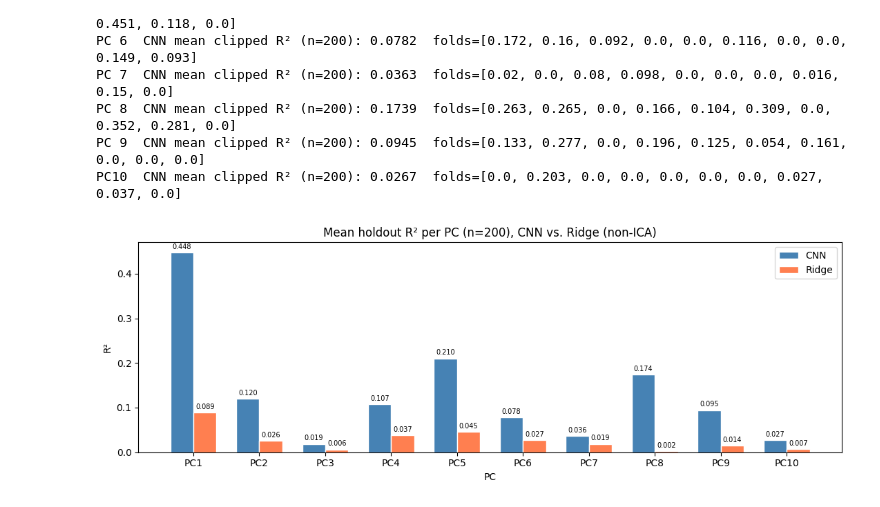
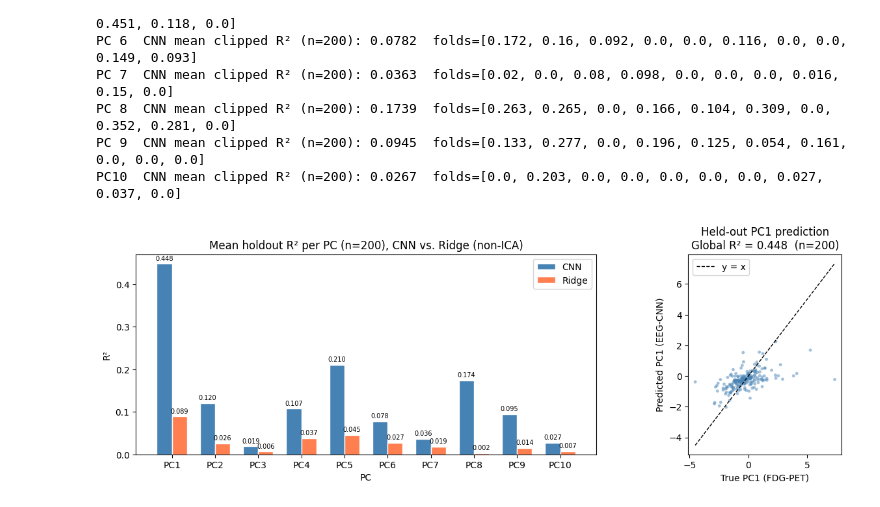
Before and after one commit to william2952/EEG_FDG_dementia, a Jupyter notebook: baseline_ML_model.ipynb, the cells around one changed output. Saved outputs shown, nothing was run; the diff lists cells and outputs as text; code cells hidden in the pictures.

```diff
--- a/baseline_ML_model.ipynb
+++ b/baseline_ML_model.ipynb
@@ -287,25 +292,40 @@ PC 8  CNN mean clipped R² (n=200): 0.1739  folds=[0.263, 0.265, 0.0, 0.166, 0.1
 PC 9  CNN mean clipped R² (n=200): 0.0945  folds=[0.133, 0.277, 0.0, 0.196, 0.125, 0.054, 0.161, 0.0, 0.0, 0.0]
 PC10  CNN mean clipped R² (n=200): 0.0267  folds=[0.0, 0.203, 0.0, 0.0, 0.0, 0.0, 0.0, 0.027, 0.037, 0.0]
 # %%
-# ── Graph: mean holdout R² per PC, CNN vs. Ridge ─────────────────────────────
-fig, ax = plt.subplots(figsize=(11, 4))
+# ── Graph: mean holdout R² per PC, CNN vs. Ridge, + PC1 scatter ──────────────
+fig = plt.figure(figsize=(14, 4))
+gs = fig.add_gridspec(1, 2, width_ratios=[3, 1], wspace=0.3)
+ax = fig.add_subplot(gs[0])
+ax_scatter = fig.add_subplot(gs[1])
+
 x = np.arange(1, 11)
 width = 0.35
 bars_cnn   = ax.bar(x - width / 2, cnn_pc_global_r2, width, label="CNN",
                      color="steelblue", edgecolor="white")
 bars_ridge = ax.bar(x + width / 2, ridge_pc_global_r2, width, label="Ridge",
                      color="coral", edgecolor="white")
 ax.axhline(0, color="black", linewidth=0.8)
 ax.set(xlabel="PC", ylabel="R²",
        title="Mean holdout R² per PC (n=200), CNN vs. Ridge (non-ICA)",
        xticks=x, xticklabels=[f"PC{i}" for i in range(1, 11)])
 for bars, values in [(bars_cnn, cnn_pc_global_r2), (bars_ridge, ridge_pc_global_r2)]:
     for bar, v in zip(bars, values):
         ax.text(bar.get_x() + bar.get_width() / 2, v + 0.005,
                 f"{v:.3f}", ha="center", va="bottom", fontsize=7)
 ax.legend()
+
+# Held-out PC1 prediction scatter (CNN, non-ICA thresholded)
+ax_scatter.scatter(cnn_df["true_pc1"], cnn_df["pred_pc1"], alpha=0.5, s=12,
+                    color="steelblue", edgecolors="none")
+lims = [min(cnn_df["true_pc1"].min(), cnn_df["pred_pc1"].min()),
+        max(cnn_df["true_pc1"].max(), cnn_df["pred_pc1"].max())]
+ax_scatter.plot(lims, lims, "k--", linewidth=1, label="y = x")
+ax_scatter.set(xlabel="True PC1 (FDG-PET)", ylabel="Predicted PC1 (EEG-CNN)",
+               title=f"Held-out PC1 prediction\nGlobal R² = {cnn_pc_global_r2[0]:.3f}  (n={len(cnn_df)})")
+ax_scatter.legend()
+
 plt.tight_layout()
 plt.savefig(OUTPUT_DIR / "cnn_vs_ridge_r2_per_pc.png", dpi=150)
 plt.show()
 # %% [output]
-[figure, old version]
+[figure, new version]
```
Also changed, not shown: parts of 1 cell of this notebook, 5 other files.
